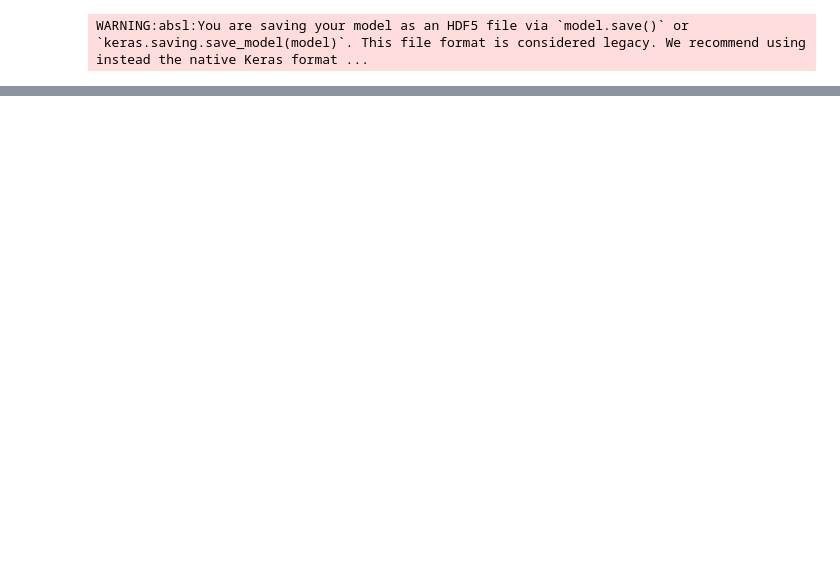
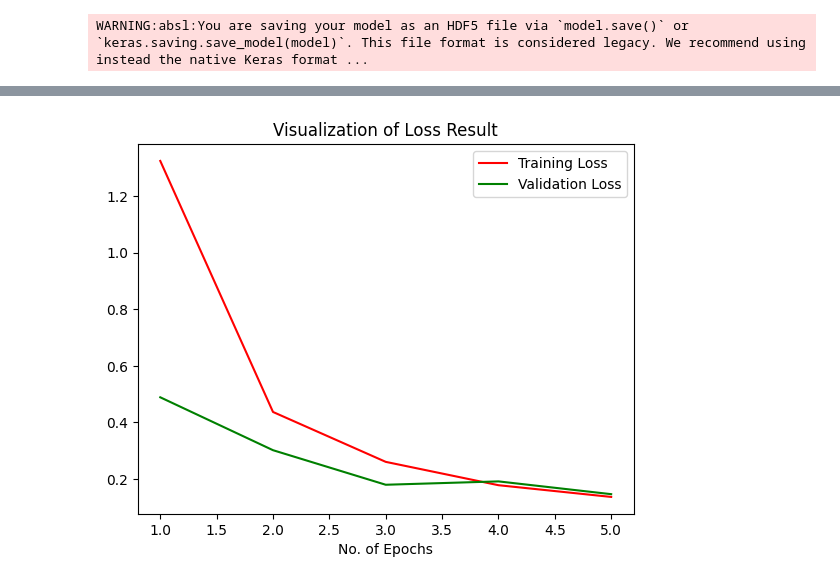
Before and after one commit to ADongol123/plant_disease_classifier_application, a Jupyter notebook: training/train_plant.ipynb, the cells around one changed output, grey strips where cells are left out. Saved outputs shown, nothing was run; the diff lists cells and outputs as text; code cells hidden in the pictures; blank space fills up the shorter version.

```diff
--- a/training/train_plant.ipynb
+++ b/training/train_plant.ipynb
@@ -266,0 +288,11 @@ plt.show()
+# %%
+epochs = [i for i in range(1,6)]
+
+plt.plot(epochs,training_history.history['loss'],color='red',label='Training Loss')
+plt.plot(epochs,training_history.history['val_loss'],color='green',label='Validation Loss')
+plt.xlabel('No. of Epochs')
+plt.title('Visualization of Loss Result')
+plt.legend()
+plt.show()
+# %% [output]
+[figure, added]
```
Also changed, not shown: parts of 17 cells of this notebook, 6 other files.
